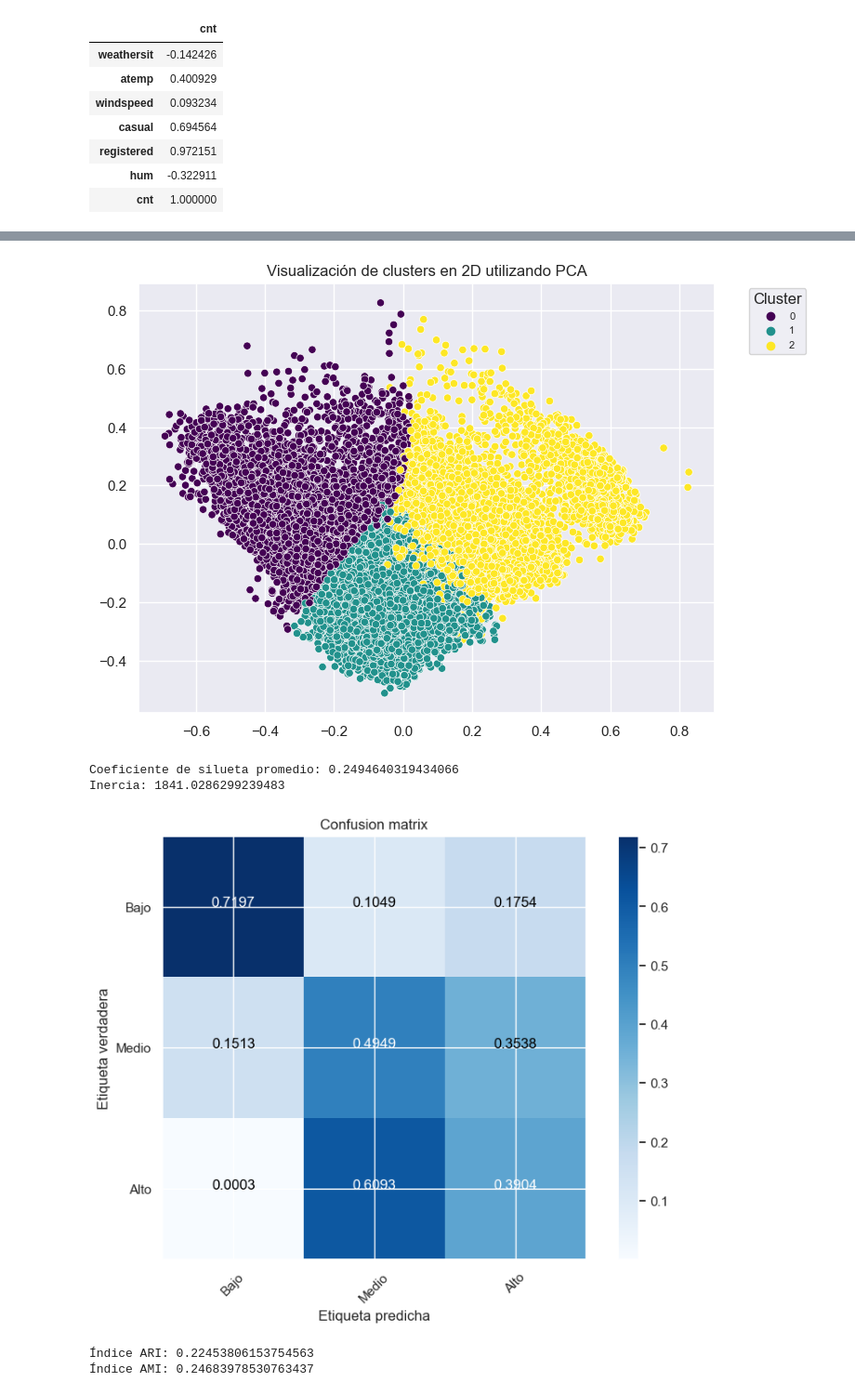
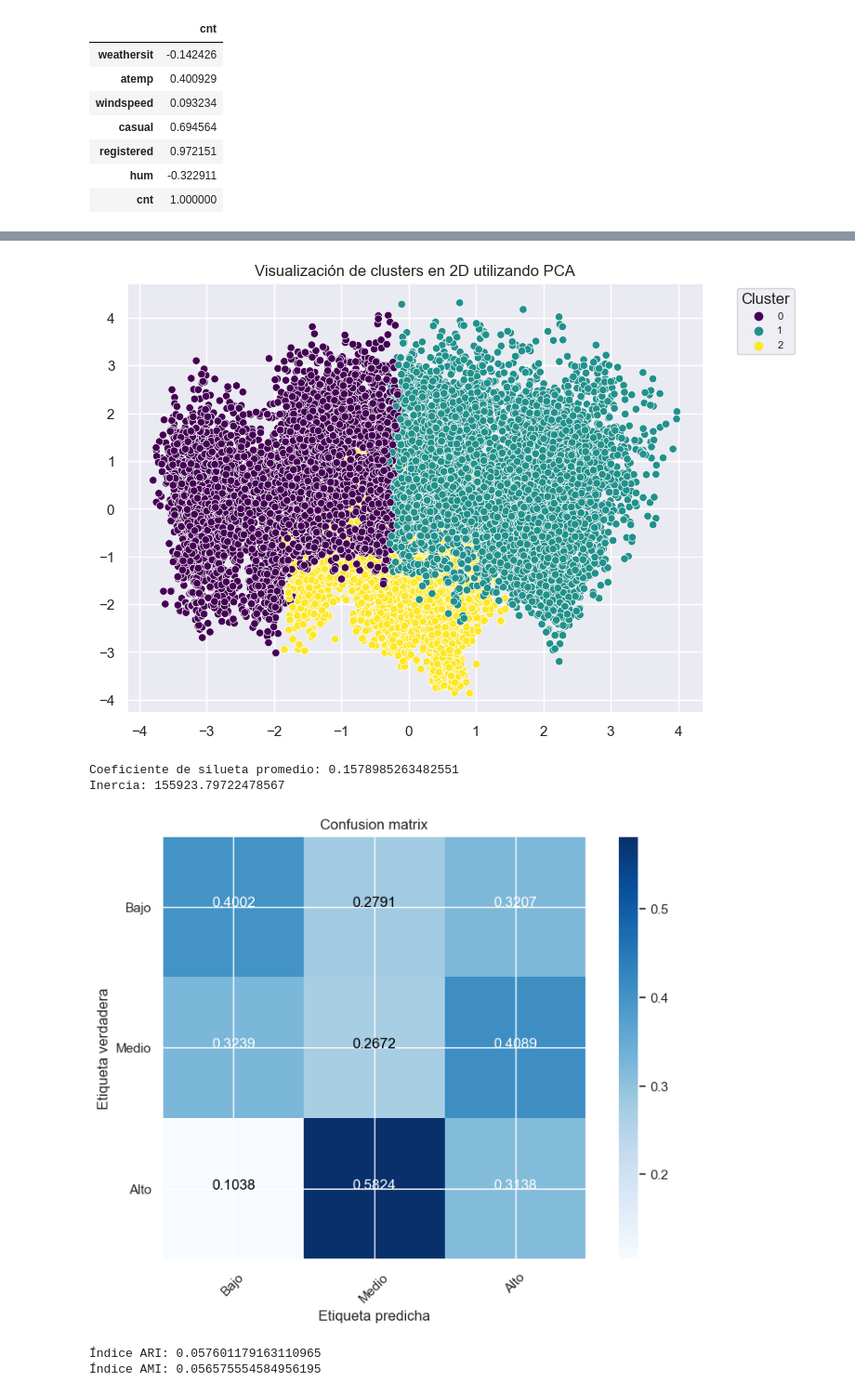
Before and after one commit to alejomaf/bike-sharing-predictor-system, a Jupyter notebook: bike-sharing-predictor-system.ipynb, the cells around one changed output, grey strips where cells are left out. Shown at 93% size. Drawn from its saved outputs; the diff is of its cells as text; code cells hidden in the pictures.

```diff
--- a/bike-sharing-predictor-system.ipynb
+++ b/bike-sharing-predictor-system.ipynb
@@ -19,7 +19,9 @@ import matplotlib.pyplot as plt
 dataset = pd.read_csv("bike_sharing_for_hour_dataset.csv")
 
 # Seleccionar las columnas de interés
-columns = ["weathersit", "atemp", "windspeed","casual", "registered", "hum", "cnt"]  #"instant", "weekday", "workingday",
+# columns = ["weathersit", "windspeed", "atemp", "weathersit", "hum", "cnt", "instant", "weekday", "holiday", "mnth", "temp", "workingday", "hr", "season"]  # "casual", "registered",
+#columns = ["windspeed", "hum", "cnt", "weekday", "mnth", "temp", "workingday", "season"]  # "casual", "registered",
+columns = ['season','mnth','yr','weekday','holiday','workingday','weathersit','hum','temp','windspeed', 'cnt', 'instant', 'registered']
 df = dataset[columns].copy()
 
 labels = ['bajo', 'medio', 'alto']
@@ -314,40 +312,40 @@ cluster_counts = principal_components_df["Cluster"].value_counts()
 pd.set_option('display.max_rows', None)
 pd.set_option('display.max_columns', None)
 
 # Calcular el coeficiente de silueta
 silhouette_avg = silhouette_score(normalized_df, clusters)
 print("Coeficiente de silueta promedio:", silhouette_avg)
 
 # Calcular la inercia
 inertia = kmeans.inertia_
 print("Inercia:", inertia)
 
 
 #Evaluando el modelo
 principal_components_df["label"] = df["label"]
 
 # Convertir las etiquetas "Bajo", "Medio" y "Alto" a números enteros para que puedan ser comparadas con las etiquetas de clustering
-label_mapping = {"bajo": 2, "medio": 1, "alto": 0}
+label_mapping = {"bajo": 0, "medio": 1, "alto": 2}
 true_labels = principal_components_df["label"].map(label_mapping)
 
 # Calcular la matriz de confusión
 conf_mat = confusion_matrix(true_labels, clusters)
 plot_confusion_matrix(conf_mat, target_names=["Bajo", "Medio", "Alto"], normalize=True)
 
 # Calcular el índice ARI
 ari = adjusted_rand_score(true_labels, clusters)
 print("Índice ARI:", ari)
 
 # Calcular el índice AMI
 ami = adjusted_mutual_info_score(true_labels, clusters)
 print("Índice AMI:", ami)
 # %% [output]
-[figure, old version]
+[figure, new version]
-Coeficiente de silueta promedio: 0.2494640319434066
-Inercia: 1841.0286299239483
+Coeficiente de silueta promedio: 0.1578985263482551
+Inercia: 155923.79722478567
-[figure, old version]
+[figure, new version]
-Índice ARI: 0.22453806153754563
-Índice AMI: 0.24683978530763437
+Índice ARI: 0.057601179163110965
+Índice AMI: 0.056575554584956195
 # %%
 ### Gaussian Mixture clustering
 
```
Also changed, not shown: parts of 6 cells of this notebook.
